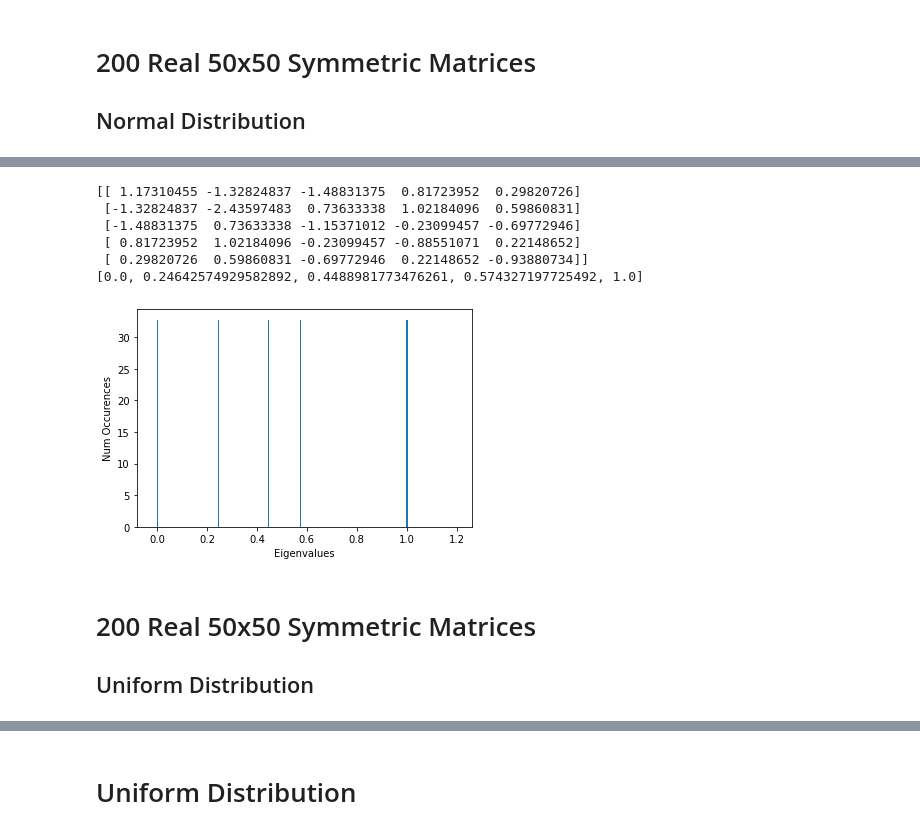
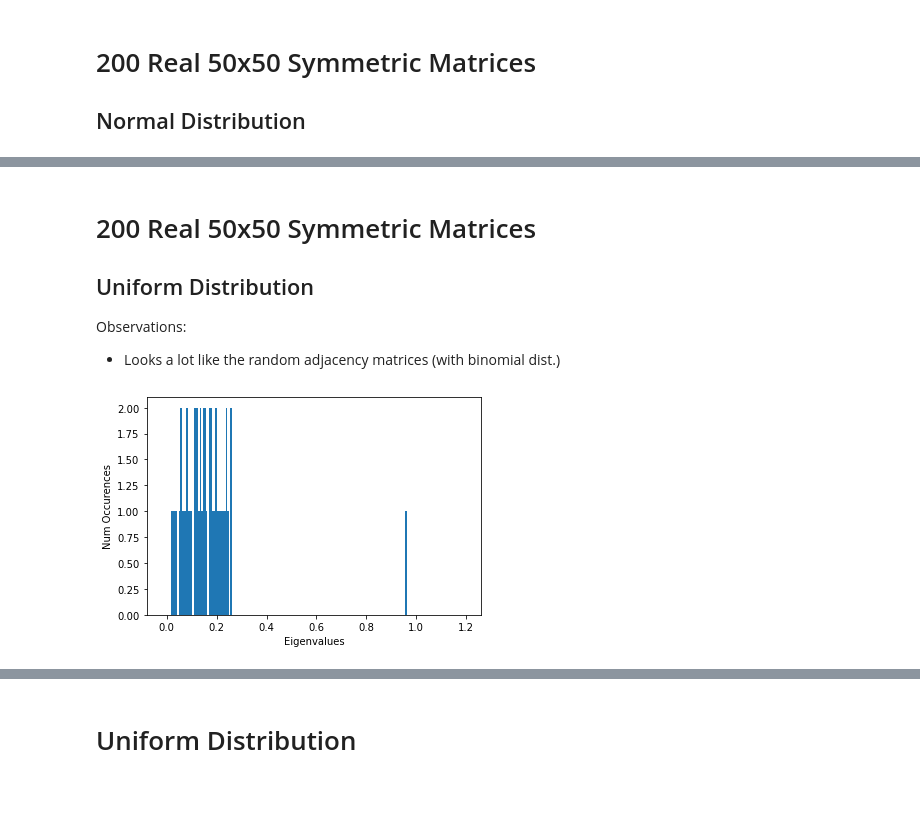
Before and after one commit to kromer-creator/Senior-Seminar-Research, a Jupyter notebook: senior_seminar_current.ipynb, the cells around one changed output, grey strips where cells are left out. Saved outputs shown, nothing was run; the diff lists cells and outputs as text; code cells hidden in the pictures; blank space fills up the shorter version.

```diff
--- a/senior_seminar_current.ipynb
+++ b/senior_seminar_current.ipynb
@@ -235,45 +215,40 @@ plt.show()
+# %% [markdown]
+# 200 Real 50x50 Symmetric Matrices
+## Uniform Distribution
+Observations:
+* Looks a lot like the random adjacency matrices (with binomial dist.)
 # %%
 import numpy as np
-import xlwt
-from xlwt import Workbook
 import matplotlib.pyplot as plt
 
-s = np.random.normal(0, 1, size=(5,5))
+all_eigenvals = list()
+for i in range(200):
+    s = np.random.uniform(0, 1, size=(50,50))
 
-rows = s.shape[0]
-cols = s.shape[1]
-for i in range(0, rows):
-    for j in range(i+1, cols):
-        s[j,i] = s[i,j]
-print(s)
+    rows = s.shape[0]
+    cols = s.shape[1]
+    for i in range(0, rows):
+        for j in range(i+1, cols):
+            s[j,i] = s[i,j]
 
-# Get eigenvalues
-eigenvals = np.linalg.eigvalsh(s)
-
+    # Get eigenvalues
+    eigenvals = np.linalg.eigvalsh(s)
+    for e in eigenvals:
+        all_eigenvals.append(e)
 
 # Scale eigenvalues
 all_eigenvals_weighted = list()
-length = len(eigenvals) - 1
-lambda_1 = min(eigenvals)
-lambda_n = max(eigenvals)
+length = len(all_eigenvals) - 1
+lambda_1 = min(all_eigenvals)
+lambda_n = max(all_eigenvals)
 for val in eigenvals:
     e_weighted = (val-lambda_1)/(lambda_n-lambda_1)
     all_eigenvals_weighted.append(e_weighted)
-print(all_eigenvals_weighted)
 
  # Make histogram
-plt.hist(all_eigenvals_weighted, density=True, bins=200, range=[float(-0.02),float(1.2)])  # density=False would make counts
+plt.hist(all_eigenvals_weighted, density=False, bins=200, range=[float(-0.02),float(1.2)])  # density=False would make counts
 plt.ylabel('Num Occurences')
 plt.xlabel('Eigenvalues');
 plt.show()
 # %% [output]
-[[ 1.17310455 -1.32824837 -1.48831375  0.81723952  0.29820726]
- [-1.32824837 -2.43597483  0.73633338  1.02184096  0.59860831]
- [-1.48831375  0.73633338 -1.15371012 -0.23099457 -0.69772946]
- [ 0.81723952  1.02184096 -0.23099457 -0.88551071  0.22148652]
- [ 0.29820726  0.59860831 -0.69772946  0.22148652 -0.93880734]]
-[0.0, 0.24642574929582892, 0.4488981773476261, 0.574327197725492, 1.0]
-[figure, old version]
+[figure, new version]
-# %% [markdown]
-# 200 Real 50x50 Symmetric Matrices
-## Uniform Distribution
```
Also changed, not shown: parts of 17 cells of this notebook.
